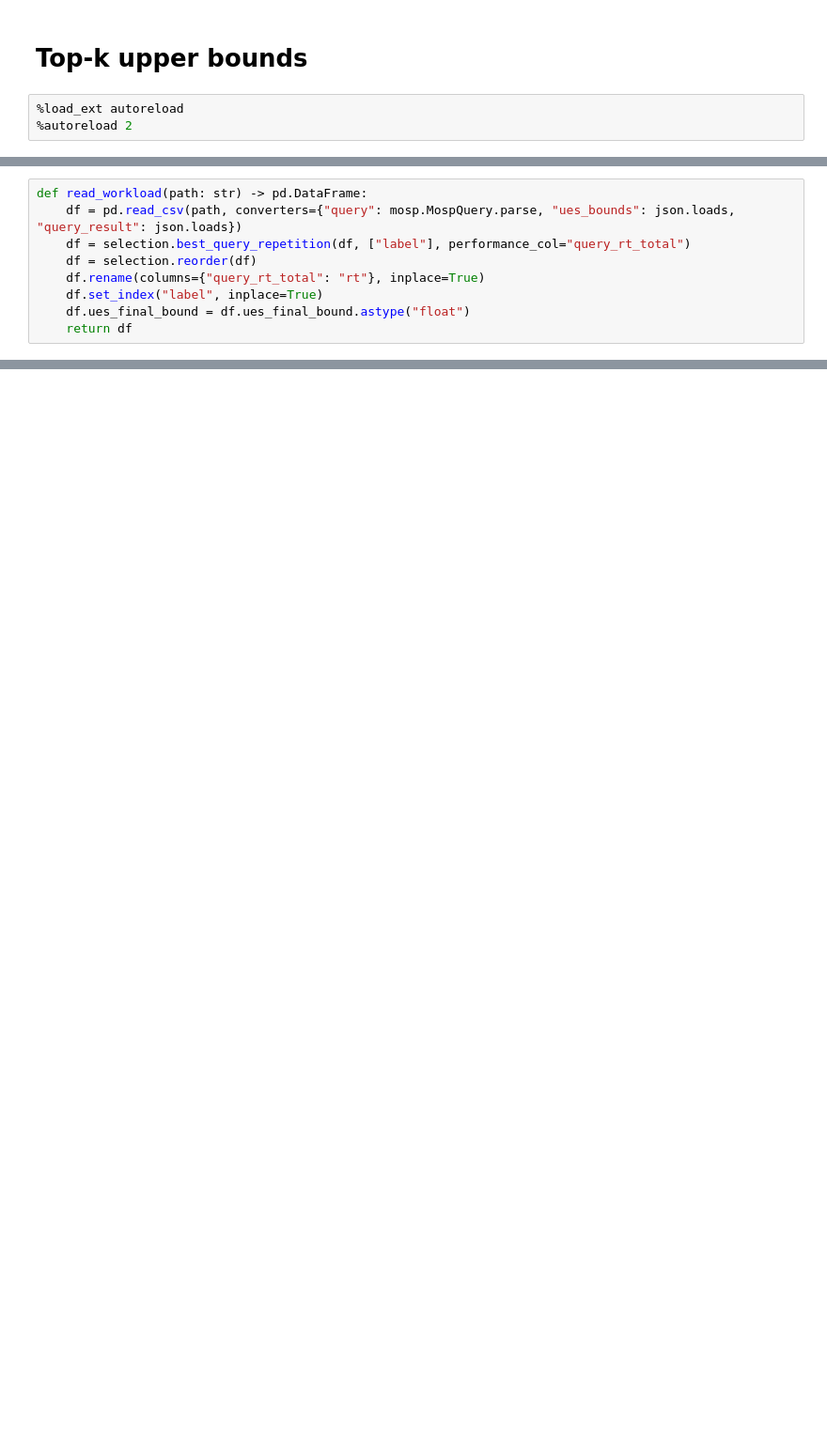
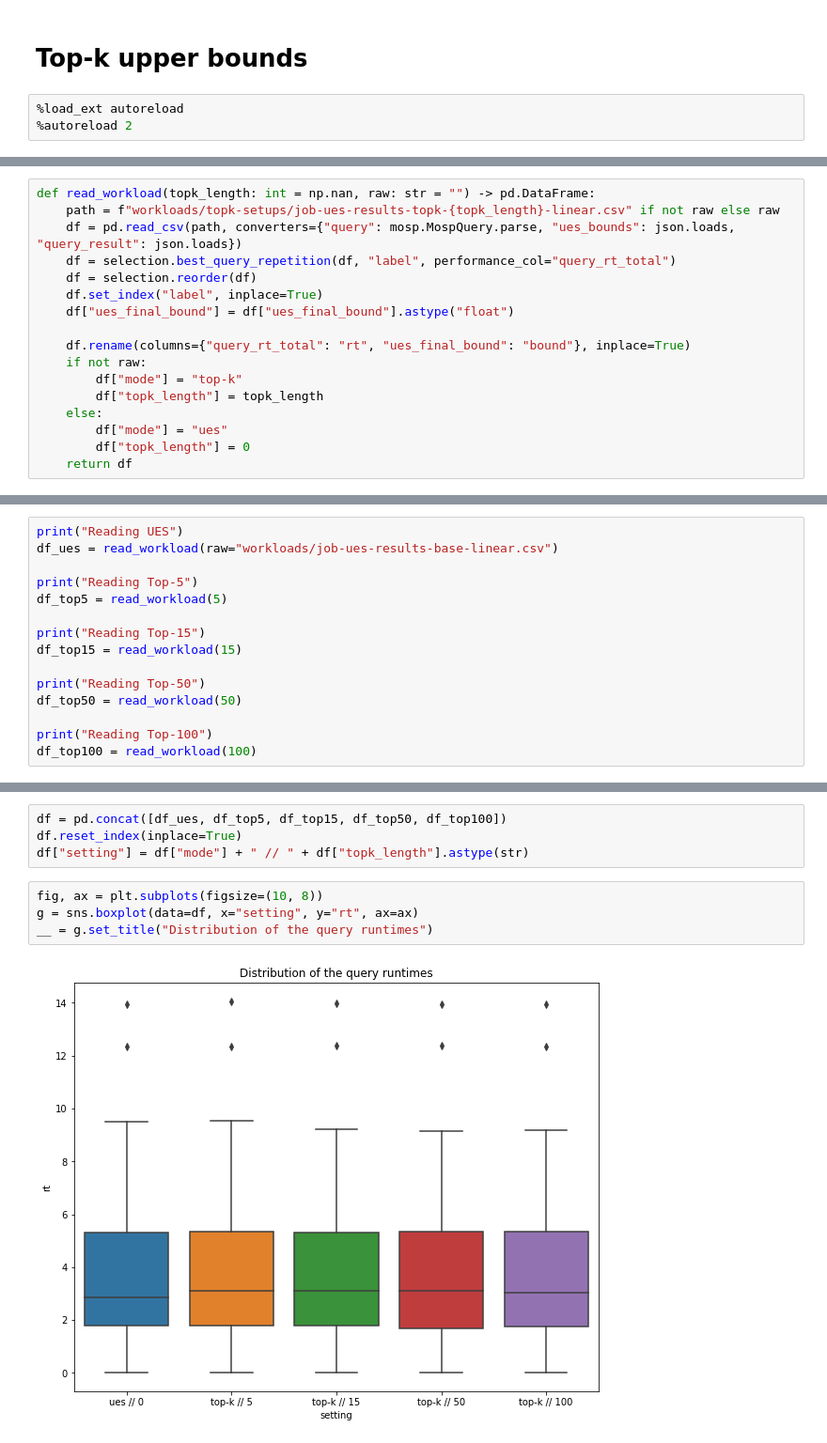
Before and after one commit to rbergm/PostBOUND, a Jupyter notebook: ues/UES_TopKBounds.ipynb, the cells around one changed output, grey strips where cells are left out. Shown: that part at 94% size. Drawn from its saved outputs; the diff is of its cells as text; blank space fills up the shorter version.

Commit message:
Rudimentary bounds analysis

```diff
--- a/ues/UES_TopKBounds.ipynb
+++ b/ues/UES_TopKBounds.ipynb
@@ -15,11 +17,19 @@ from analysis import selection
 from postgres import explain
 from transform import db, mosp
 # %%
-def read_workload(path: str) -> pd.DataFrame:
+def read_workload(topk_length: int = np.nan, raw: str = "") -> pd.DataFrame:
+    path = f"workloads/topk-setups/job-ues-results-topk-{topk_length}-linear.csv" if not raw else raw
     df = pd.read_csv(path, converters={"query": mosp.MospQuery.parse, "ues_bounds": json.loads, "query_result": json.loads})
-    df = selection.best_query_repetition(df, ["label"], performance_col="query_rt_total")
+    df = selection.best_query_repetition(df, "label", performance_col="query_rt_total")
     df = selection.reorder(df)
-    df.rename(columns={"query_rt_total": "rt"}, inplace=True)
     df.set_index("label", inplace=True)
-    df.ues_final_bound = df.ues_final_bound.astype("float")
+    df["ues_final_bound"] = df["ues_final_bound"].astype("float")
+
+    df.rename(columns={"query_rt_total": "rt", "ues_final_bound": "bound"}, inplace=True)
+    if not raw:
+        df["mode"] = "top-k"
+        df["topk_length"] = topk_length
+    else:
+        df["mode"] = "ues"
+        df["topk_length"] = 0
     return df
@@ -60,0 +36,15 @@ Name: bound_reduction, dtype: float64
+# %%
+print("Reading UES")
+df_ues = read_workload(raw="workloads/job-ues-results-base-linear.csv")
+
+print("Reading Top-5")
+df_top5 = read_workload(5)
+
+print("Reading Top-15")
+df_top15 = read_workload(15)
+
+print("Reading Top-50")
+df_top50 = read_workload(50)
+
+print("Reading Top-100")
+df_top100 = read_workload(100)
@@ -60,0 +70,10 @@ Name: bound_reduction, dtype: float64
+# %%
+df = pd.concat([df_ues, df_top5, df_top15, df_top50, df_top100])
+df.reset_index(inplace=True)
+df["setting"] = df["mode"] + " // " + df["topk_length"].astype(str)
+# %%
+fig, ax = plt.subplots(figsize=(10, 8))
+g = sns.boxplot(data=df, x="setting", y="rt", ax=ax)
+__ = g.set_title("Distribution of the query runtimes")
+# %% [output]
+[figure, added]
```
Also changed, not shown: parts of 9 cells of this notebook.
